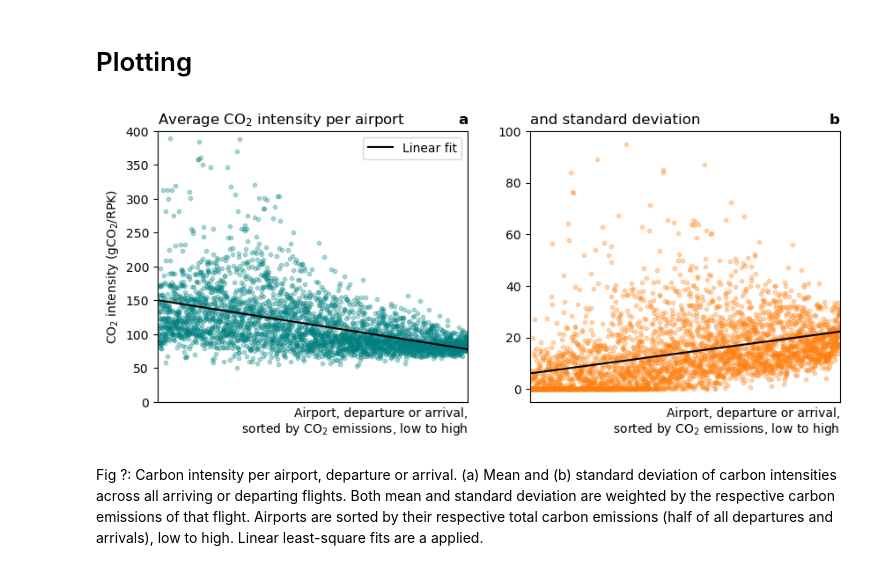
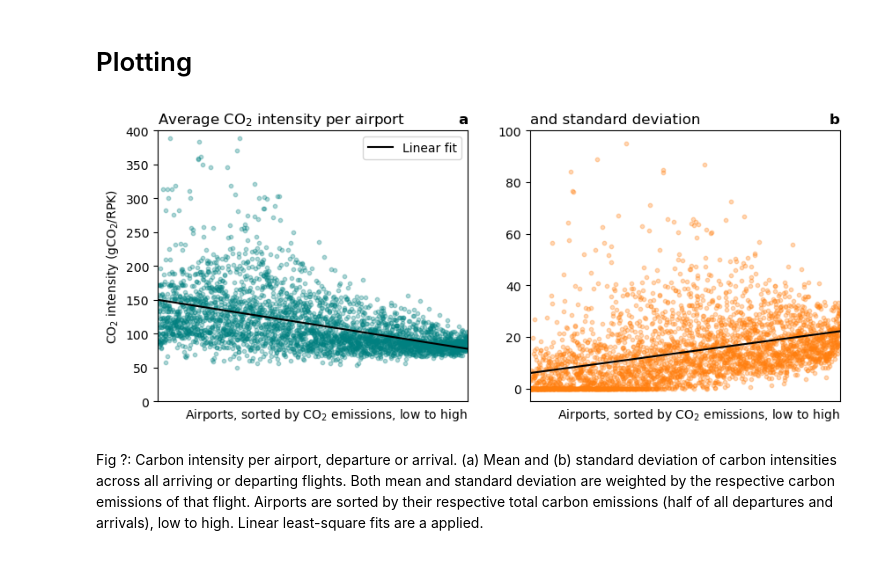
Before and after one commit to jorgecardleitao/aviation, a Jupyter notebook: plots/airports.ipynb, the cells around one changed output. Drawn from its saved outputs; the diff is of its cells as text; code cells hidden in the pictures.

```diff
--- a/plots/airports.ipynb
+++ b/plots/airports.ipynb
@@ -111,34 +111,34 @@ popt_var, _ = curve_fit(f, range(len(airports)), np.sqrt(var_intensity))
 # %%
 fig, (ax1, ax2) = plt.subplots(1, 2, figsize=(10, 4), sharex=True)
 
 ax1.scatter(range(len(airports)), mean_intensity, 10, "teal", alpha=0.3)
 ax2.scatter(range(len(airports)), np.sqrt(var_intensity), 10, "C1", alpha=0.3)
 
 i = np.array([0, len(airports)])
 mean_fit = f(i, *popt_mean)
 var_fit = f(i, *popt_var)
 
 ax1.plot(i, mean_fit, "k", label="Linear fit")
 ax2.plot(i, var_fit, "k")
 
 ax1.set_xlim(0, len(airports))
 ax1.set_ylim(0, 400)
 ax1.set_xticks([])
-ax1.set_xlabel("Airport, departure or arrival,\n sorted by CO$_2$ emissions, low to high", loc="right")
+ax1.set_xlabel("Airports, sorted by CO$_2$ emissions, low to high", loc="right")
 ax1.set_ylabel("CO$_2$ intensity (gCO$_2$/RPK)")
 ax1.set_title("Average CO$_2$ intensity per airport", loc="left")
 ax1.set_title("a", loc="right", fontweight="bold")
 ax1.legend(loc="upper right")
 
 ax2.set_ylim(-5, 100)
-ax2.set_xlabel("Airport, departure or arrival,\n sorted by CO$_2$ emissions, low to high", loc="right")
+ax2.set_xlabel("Airports, sorted by CO$_2$ emissions, low to high", loc="right")
 # ax2.set_ylabel("CO$_2$ intensity (gCO$_2$/pax/km)")
 ax2.set_title("and standard deviation", loc="left")
 ax2.set_title("b", loc="right", fontweight="bold")
 
 plt.show()
 # %% [output]
-[figure, old version]
+[figure, new version]
 # %% [markdown]
 Fig ?: Carbon intensity per airport, departure or arrival. (a) Mean and (b) standard deviation of carbon intensities across all arriving or departing flights. Both mean and standard deviation are weighted by the respective carbon emissions of that flight. Airports are sorted by their respective total carbon emissions (half of all departures and arrivals), low to high. Linear least-square fits are a applied.
 # %%
```
Also changed, not shown: parts of 3 cells of this notebook.
